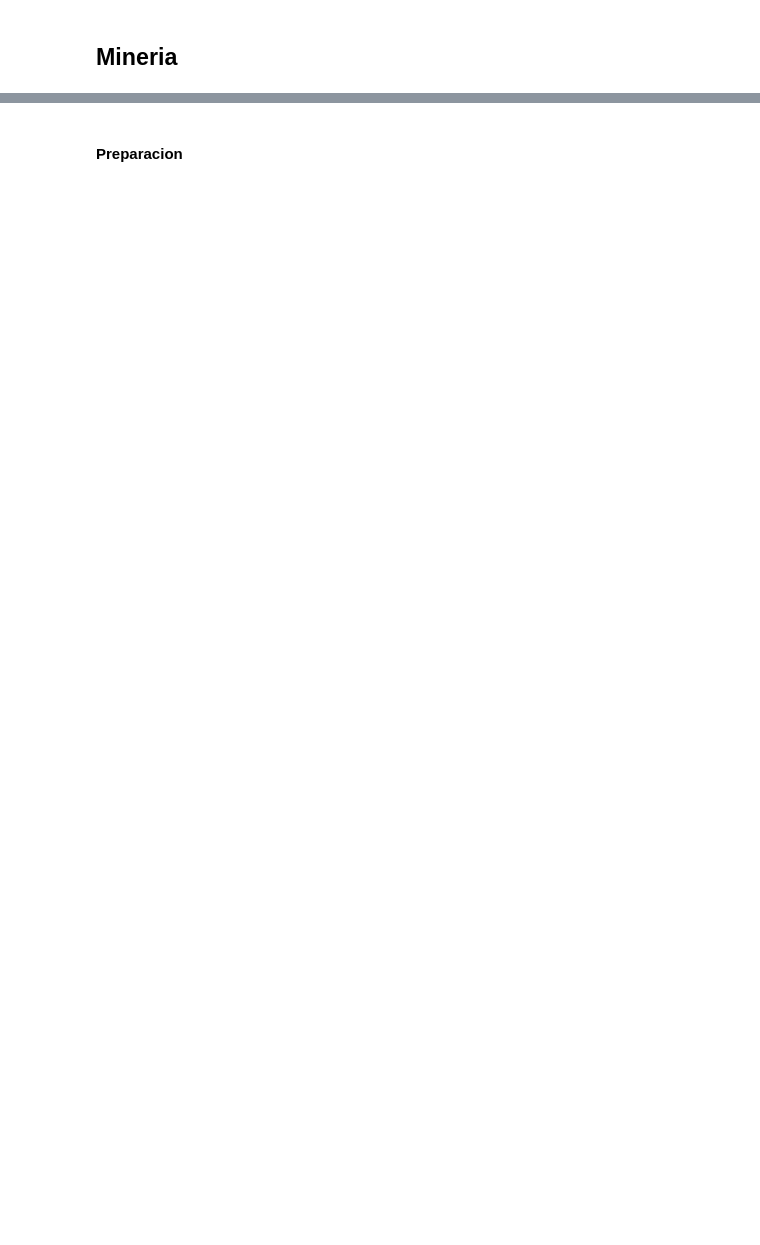
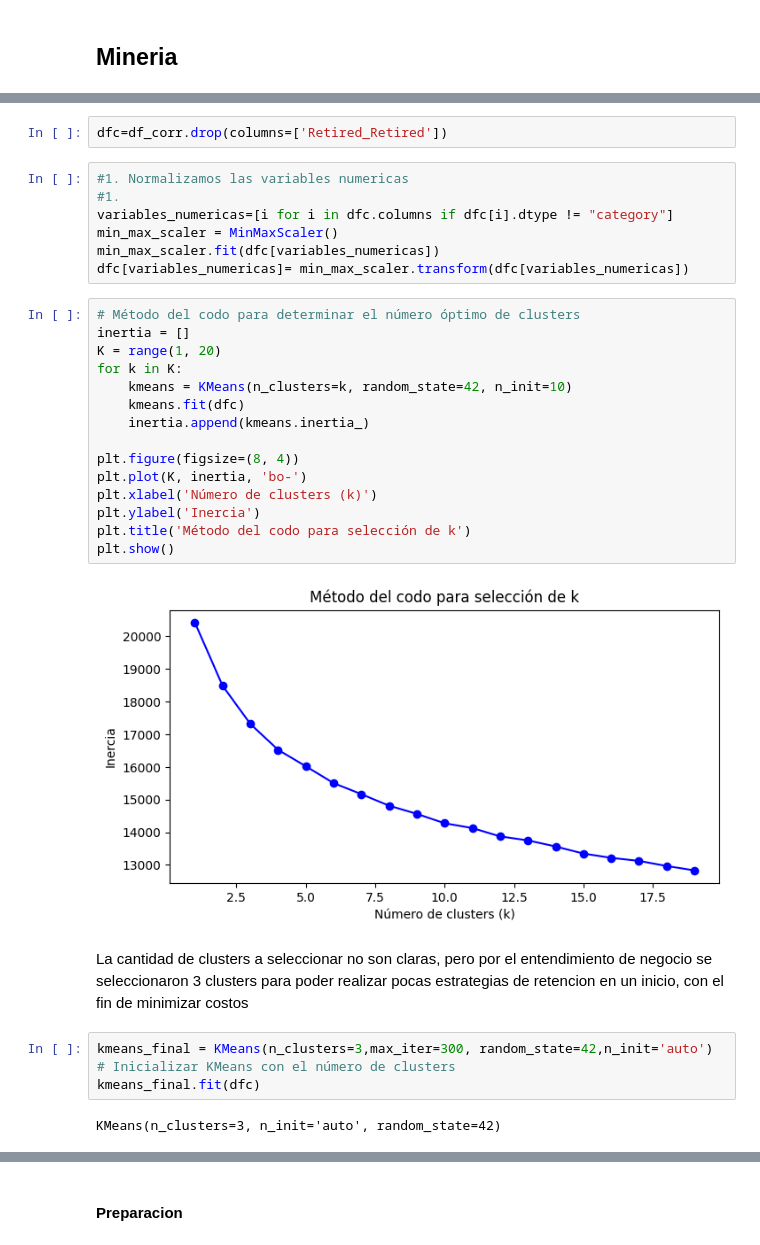
Before and after one commit to DanielGongora28/final_mineria, a Jupyter notebook: training.ipynb, the cells around one changed output, grey strips where cells are left out. Cells and saved outputs as stored; diff of their text form; blank space fills up the shorter version.

```diff
--- a/training.ipynb
+++ b/training.ipynb
@@ -133,0 +146,33 @@ por lo que las variable irrelevantes para los ejercicios de clasificacion son:
+# %%
+dfc=df_corr.drop(columns=['Retired_Retired'])
+# %%
+#1. Normalizamos las variables numericas
+#1.
+variables_numericas=[i for i in dfc.columns if dfc[i].dtype != "category"]
+min_max_scaler = MinMaxScaler()
+min_max_scaler.fit(dfc[variables_numericas])
+dfc[variables_numericas]= min_max_scaler.transform(dfc[variables_numericas])
+# %%
+# Método del codo para determinar el número óptimo de clusters
+inertia = []
+K = range(1, 20)
+for k in K:
+    kmeans = KMeans(n_clusters=k, random_state=42, n_init=10)
+    kmeans.fit(dfc)
+    inertia.append(kmeans.inertia_)
+
+plt.figure(figsize=(8, 4))
+plt.plot(K, inertia, 'bo-')
+plt.xlabel('Número de clusters (k)')
+plt.ylabel('Inercia')
+plt.title('Método del codo para selección de k')
+plt.show()
+# %% [output]
+[figure, added]
+# %% [markdown]
+La cantidad de clusters a seleccionar no son claras, pero por el entendimiento de negocio se seleccionaron 3 clusters para poder realizar pocas estrategias de retencion en un inicio, con el fin de minimizar costos
+# %%
+kmeans_final = KMeans(n_clusters=3,max_iter=300, random_state=42,n_init='auto')  # Inicializar KMeans con el número de clusters
+kmeans_final.fit(dfc)
+# %% [output]
+KMeans(n_clusters=3, n_init='auto', random_state=42)
```
Also changed, not shown: parts of 38 cells of this notebook, 2 other files.
